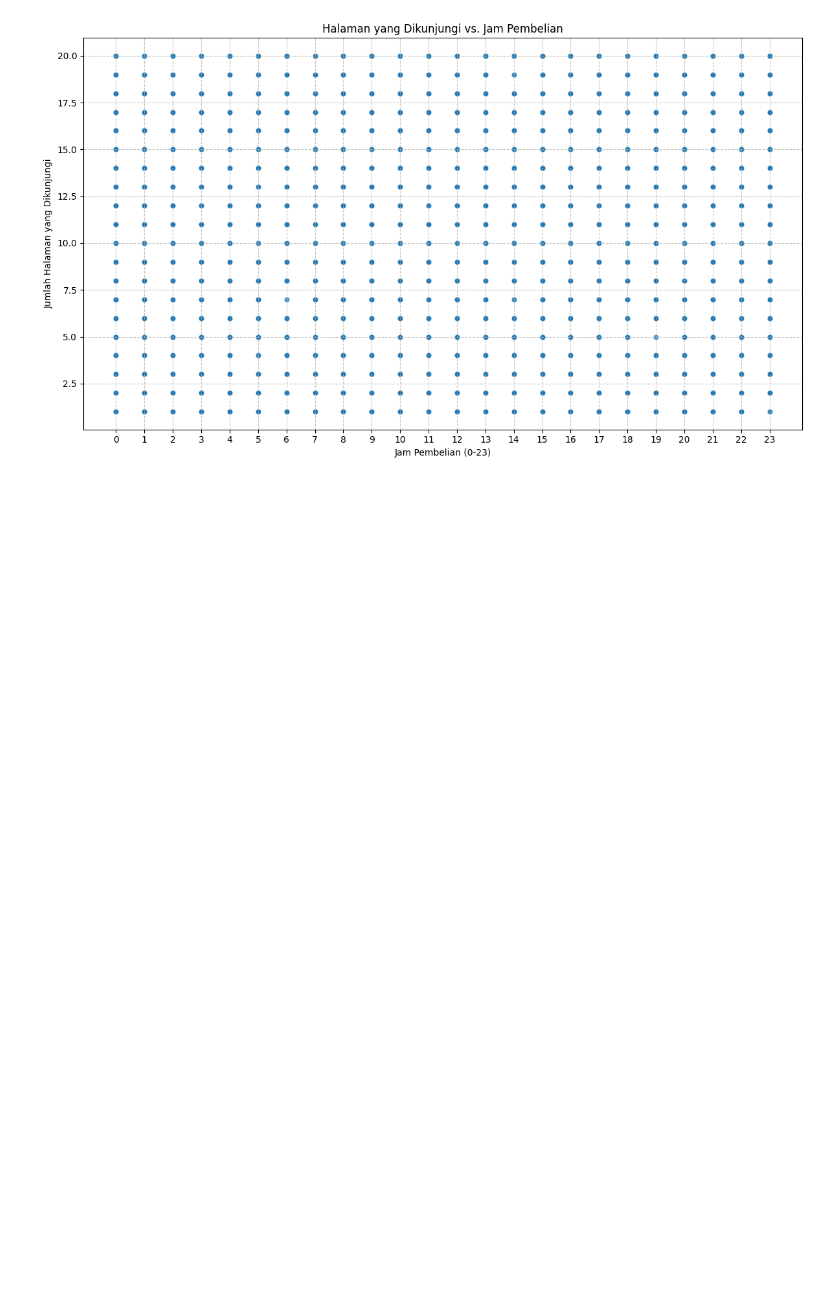
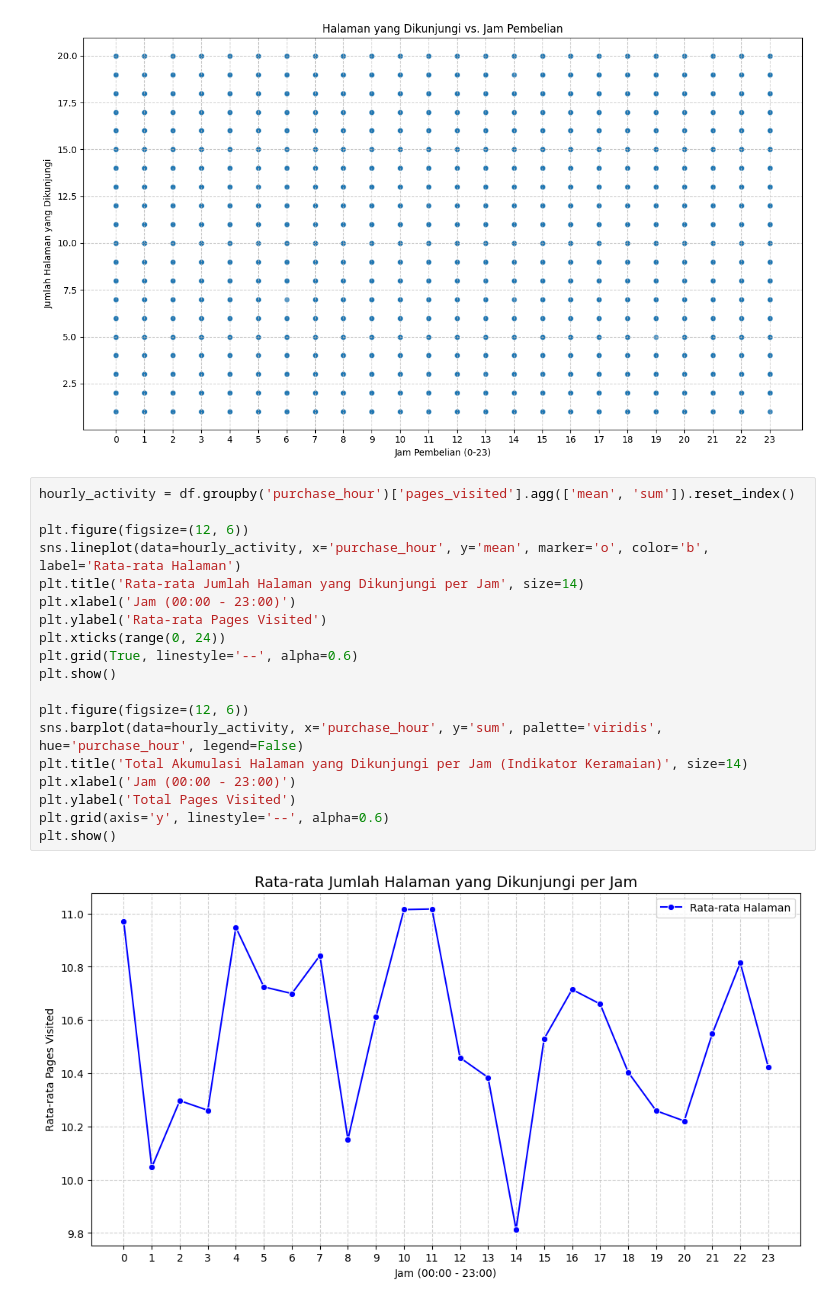
Before and after one commit to Arfan-Susanto/Projek-Data-Analyst, a Jupyter notebook: (Progress) Kaggle - AI-Driven Consumer Behavior/Progress.ipynb, the cells around one changed output. Drawn from its saved outputs; the diff is of its cells as text; blank space fills up the shorter version.

```diff
--- a/(Progress) Kaggle - AI-Driven Consumer Behavior/Progress.ipynb
+++ b/(Progress) Kaggle - AI-Driven Consumer Behavior/Progress.ipynb
@@ -417,3 +564,24 @@ plt.tight_layout()
 plt.show()
 # %% [output]
 [figure]
+# %%
+hourly_activity = df.groupby('purchase_hour')['pages_visited'].agg(['mean', 'sum']).reset_index()
+
+plt.figure(figsize=(12, 6))
+sns.lineplot(data=hourly_activity, x='purchase_hour', y='mean', marker='o', color='b', label='Rata-rata Halaman')
+plt.title('Rata-rata Jumlah Halaman yang Dikunjungi per Jam', size=14)
+plt.xlabel('Jam (00:00 - 23:00)')
+plt.ylabel('Rata-rata Pages Visited')
+plt.xticks(range(0, 24))
+plt.grid(True, linestyle='--', alpha=0.6)
+plt.show()
+
+plt.figure(figsize=(12, 6))
+sns.barplot(data=hourly_activity, x='purchase_hour', y='sum', palette='viridis', hue='purchase_hour', legend=False)
+plt.title('Total Akumulasi Halaman yang Dikunjungi per Jam (Indikator Keramaian)', size=14)
+plt.xlabel('Jam (00:00 - 23:00)')
+plt.ylabel('Total Pages Visited')
+plt.grid(axis='y', linestyle='--', alpha=0.6)
+plt.show()
+# %% [output]
+[figure, added]
```
Also changed, not shown: parts of 16 cells of this notebook.
